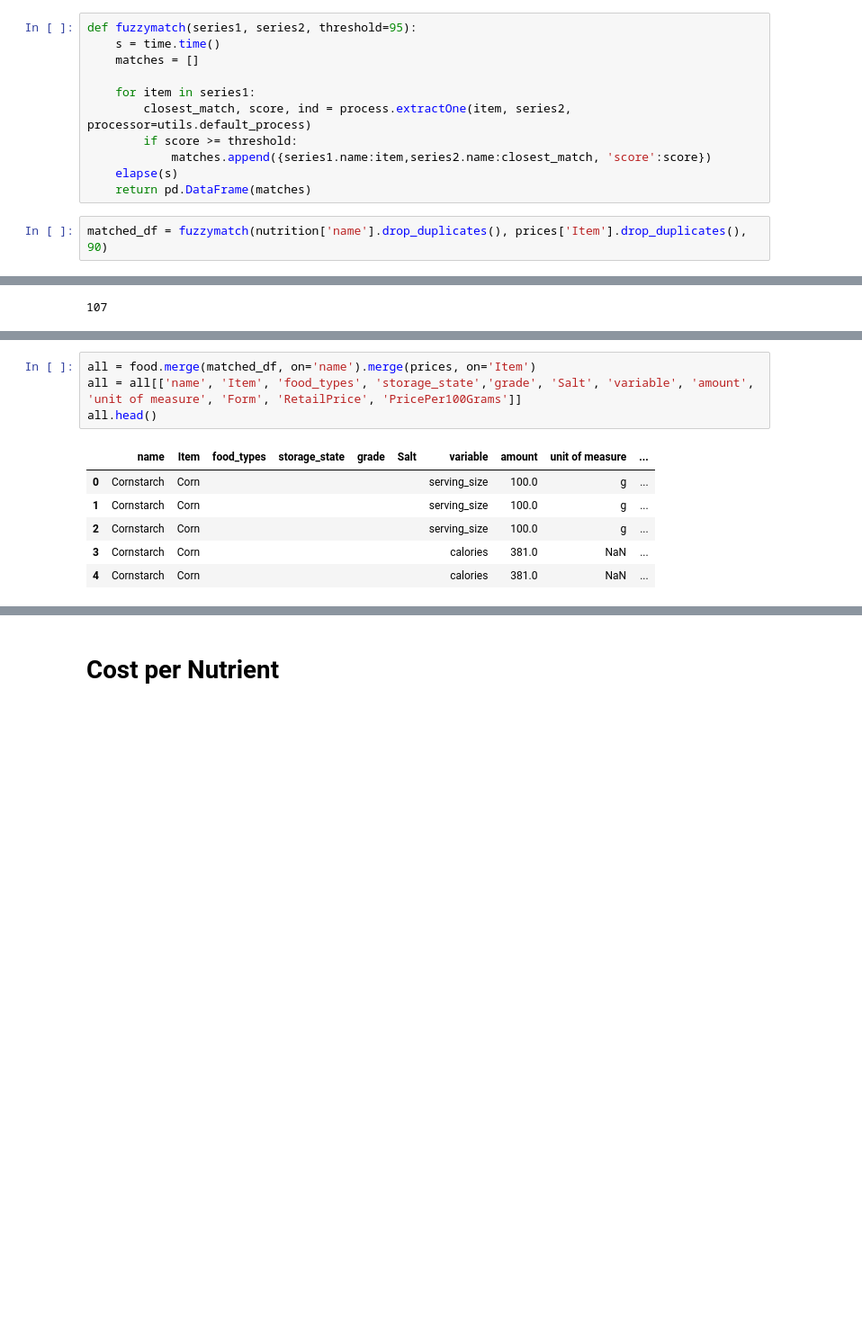
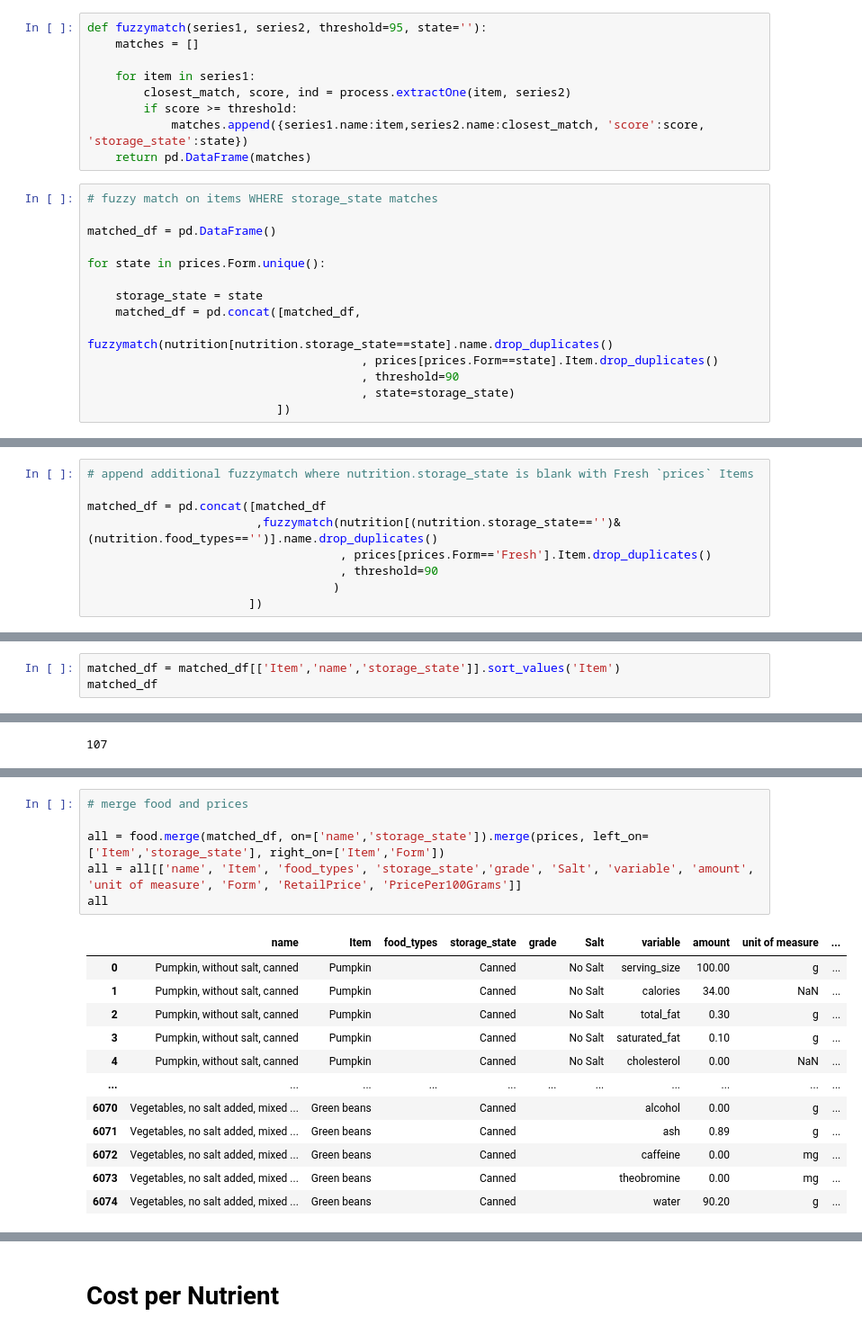
Before and after one commit to MrRyanK/CostPerNutrient, a Jupyter notebook: EDA_CSV_nutrition.ipynb, the cells around one changed output, grey strips where cells are left out. Shown at 90% size. Cells and saved outputs as stored; diff of their text form; blank space fills up the shorter version.

```diff
--- a/EDA_CSV_nutrition.ipynb
+++ b/EDA_CSV_nutrition.ipynb
@@ -548,13 +695,23 @@ def elapse(start):
 # %%
-def fuzzymatch(series1, series2, threshold=95):
-    s = time.time()
+def fuzzymatch(series1, series2, threshold=95, state=''):
     matches = []
 
     for item in series1:
-        closest_match, score, ind = process.extractOne(item, series2, processor=utils.default_process)
+        closest_match, score, ind = process.extractOne(item, series2)
         if score >= threshold:
-            matches.append({series1.name:item,series2.name:closest_match, 'score':score})
-    elapse(s)
+            matches.append({series1.name:item,series2.name:closest_match, 'score':score, 'storage_state':state})
     return pd.DataFrame(matches)
 # %%
-matched_df = fuzzymatch(nutrition['name'].drop_duplicates(), prices['Item'].drop_duplicates(), 90)
+# fuzzy match on items WHERE storage_state matches
+
+matched_df = pd.DataFrame()
+
+for state in prices.Form.unique():
+
+    storage_state = state
+    matched_df = pd.concat([matched_df,
+                            fuzzymatch(nutrition[nutrition.storage_state==state].name.drop_duplicates()
+                                       , prices[prices.Form==state].Item.drop_duplicates()
+                                       , threshold=90
+                                       , state=storage_state)
+                           ])
@@ -617,0 +750,9 @@ matched_items.nunique()
+# %%
+# append additional fuzzymatch where nutrition.storage_state is blank with Fresh `prices` Items
+
+matched_df = pd.concat([matched_df
+                        ,fuzzymatch(nutrition[(nutrition.storage_state=='')&(nutrition.food_types=='')].name.drop_duplicates()
+                                    , prices[prices.Form=='Fresh'].Item.drop_duplicates()
+                                    , threshold=90
+                                   )
+                       ])
@@ -617,0 +786,3 @@ matched_items.nunique()
+# %%
+matched_df = matched_df[['Item','name','storage_state']].sort_values('Item')
+matched_df
@@ -728,11 +947,19 @@ food.head()
 # %%
-all = food.merge(matched_df, on='name').merge(prices, on='Item')
+# merge food and prices
+
+all = food.merge(matched_df, on=['name','storage_state']).merge(prices, left_on=['Item','storage_state'], right_on=['Item','Form'])
 all = all[['name', 'Item', 'food_types', 'storage_state','grade', 'Salt', 'variable', 'amount', 'unit of measure', 'Form', 'RetailPrice', 'PricePer100Grams']]
-all.head()
+all
 # %% [output]
 |  | name | Item | food_types | storage_state | grade | Salt | variable | amount | unit of measure | ... |
-| 0 | Cornstarch | Corn |  |  |  |  | serving_size | 100.0 | g | ... |
-| 1 | Cornstarch | Corn |  |  |  |  | serving_size | 100.0 | g | ... |
-| 2 | Cornstarch | Corn |  |  |  |  | serving_size | 100.0 | g | ... |
-| 3 | Cornstarch | Corn |  |  |  |  | calories | 381.0 | NaN | ... |
-| 4 | Cornstarch | Corn |  |  |  |  | calories | 381.0 | NaN | ... |
+| 0 | Pumpkin, without salt, canned | Pumpkin |  | Canned |  | No Salt | serving_size | 100.00 | g | ... |
+| 1 | Pumpkin, without salt, canned | Pumpkin |  | Canned |  | No Salt | calories | 34.00 | NaN | ... |
+| 2 | Pumpkin, without salt, canned | Pumpkin |  | Canned |  | No Salt | total_fat | 0.30 | g | ... |
+| 3 | Pumpkin, without salt, canned | Pumpkin |  | Canned |  | No Salt | saturated_fat | 0.10 | g | ... |
+| 4 | Pumpkin, without salt, canned | Pumpkin |  | Canned |  | No Salt | cholesterol | 0.00 | NaN | ... |
+| ... | ... | ... | ... | ... | ... | ... | ... | ... | ... | ... |
+| 6070 | Vegetables, no salt added, mixed ... | Green beans |  | Canned |  |  | alcohol | 0.00 | g | ... |
+| 6071 | Vegetables, no salt added, mixed ... | Green beans |  | Canned |  |  | ash | 0.89 | g | ... |
+| 6072 | Vegetables, no salt added, mixed ... | Green beans |  | Canned |  |  | caffeine | 0.00 | mg | ... |
+| 6073 | Vegetables, no salt added, mixed ... | Green beans |  | Canned |  |  | theobromine | 0.00 | mg | ... |
+| 6074 | Vegetables, no salt added, mixed ... | Green beans |  | Canned |  |  | water | 90.20 | g | ... |
```
Also changed, not shown: parts of 48 cells of this notebook.
